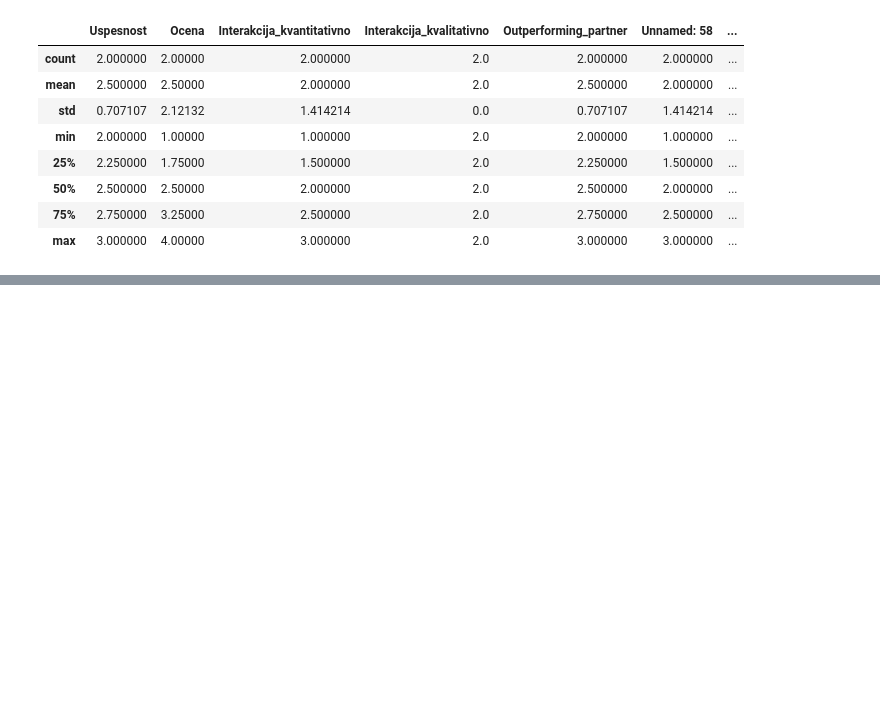
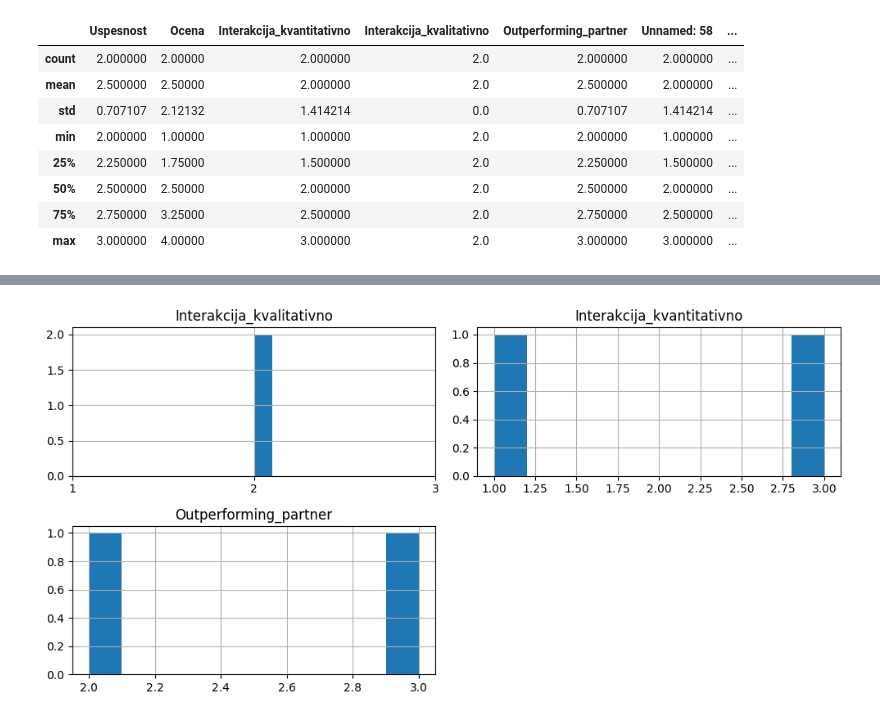
Before and after one commit to borbregant/ai_tandem_learning, a Jupyter notebook: vizualizacija_podatkov.ipynb, the cells around one changed output, grey strips where cells are left out. Cells and saved outputs as stored; diff of their text form; code cells hidden in the pictures; blank space fills up the shorter version.

```diff
--- a/vizualizacija_podatkov.ipynb
+++ b/vizualizacija_podatkov.ipynb
@@ -56,0 +118,12 @@ df.describe(include='all')
+# %%
+include = ['Interakcija_kvalitativno', 'Interakcija_kvantitativno', 'Outperforming_partner']  # Specify the columns you want to include in the histogram
+
+ax = df[include].hist(figsize=(10, 5))
+
+# Set the x-axis ticks to 1, 2, and 3
+ax[0][0].set_xticks([1, 2, 3])
+
+plt.tight_layout()
+plt.show()
+# %% [output]
+[figure, added]
```
Also changed, not shown: parts of 6 cells of this notebook, 1 other file.
